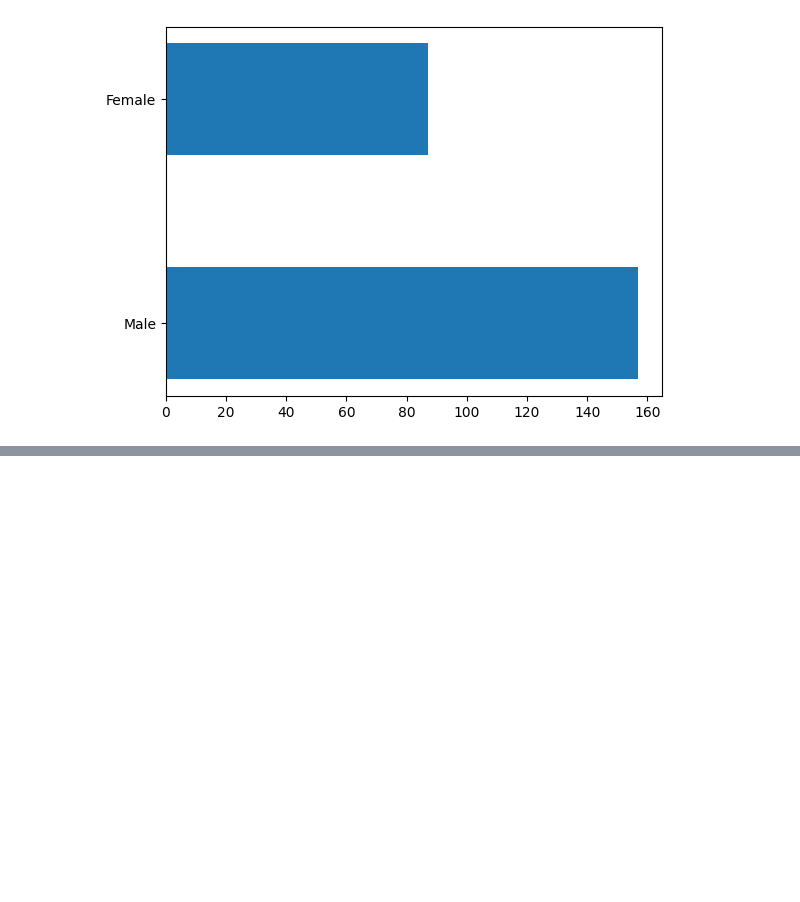
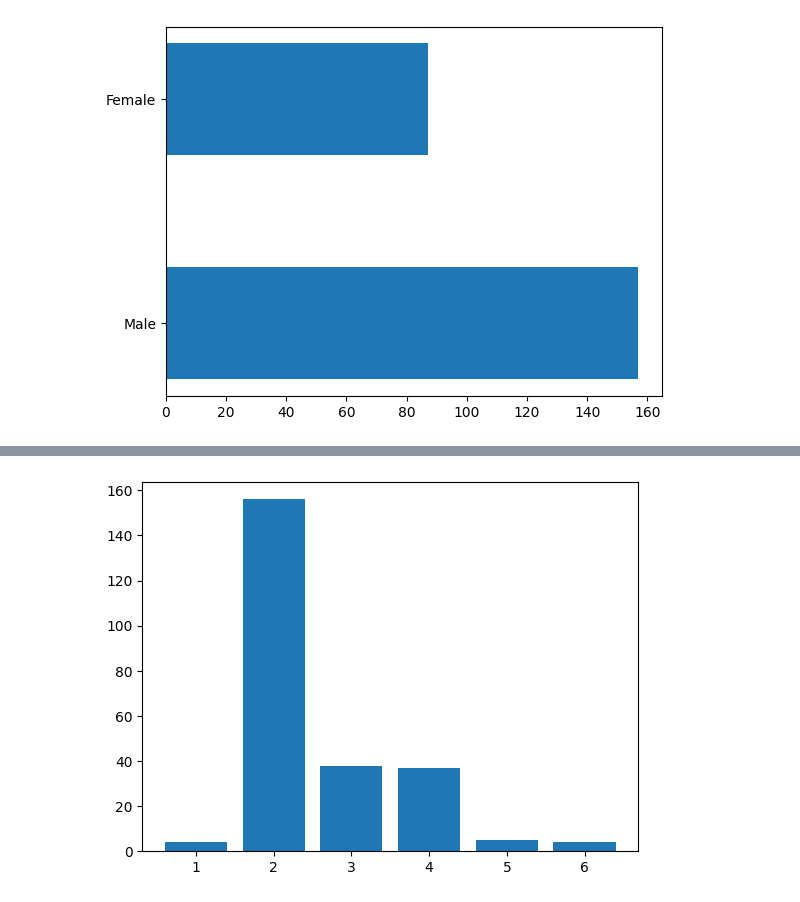
Before and after one commit to JakeOh/202511_BD53, a Jupyter notebook: lab_python/da04_matplotlib.ipynb, the cells around one changed output, grey strips where cells are left out. Cells and saved outputs as stored; diff of their text form; code cells hidden in the pictures; blank space fills up the shorter version.

Commit message:
bar plot

```diff
--- a/lab_python/da04_matplotlib.ipynb
+++ b/lab_python/da04_matplotlib.ipynb
@@ -380,0 +383,3 @@ plt.show()
+# %%
+size_count = tips['size'].value_counts()
+size_count
@@ -380,0 +396,5 @@ plt.show()
+# %%
+plt.bar(x=size_count.index, height=size_count.values)
+plt.show()
+# %% [output]
+[figure, added]
```
Also changed, not shown: parts of 9 cells of this notebook.
